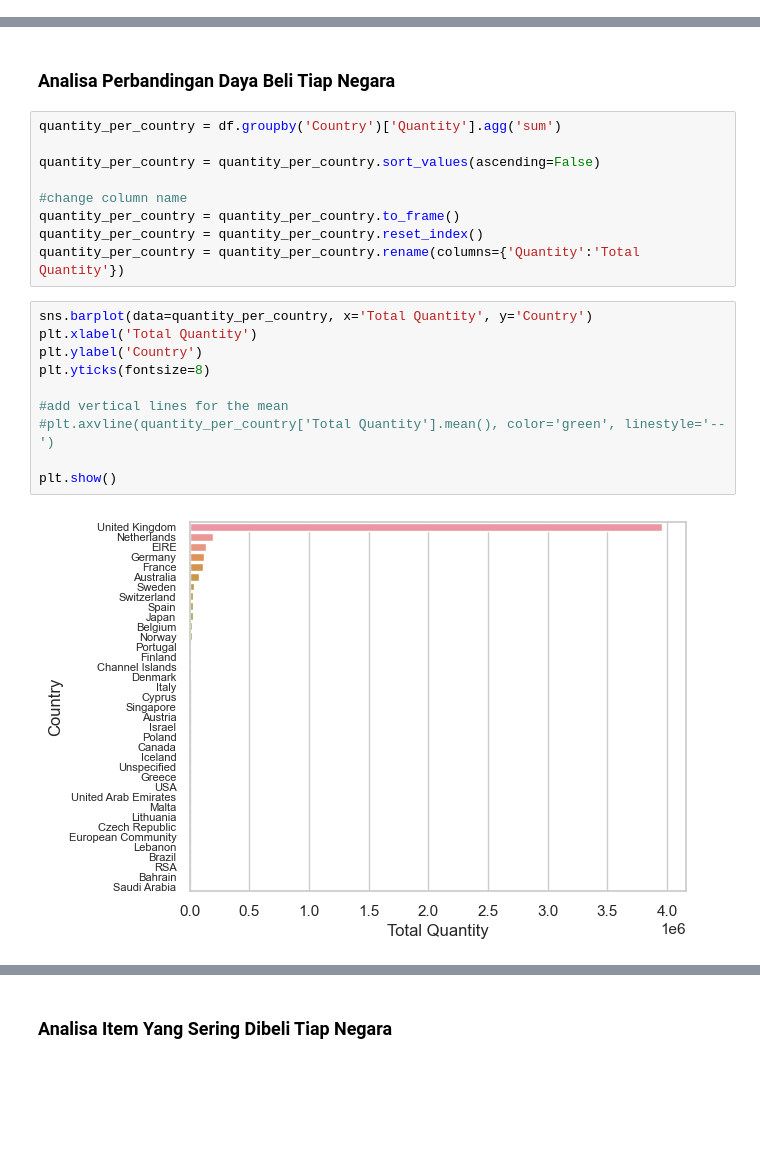
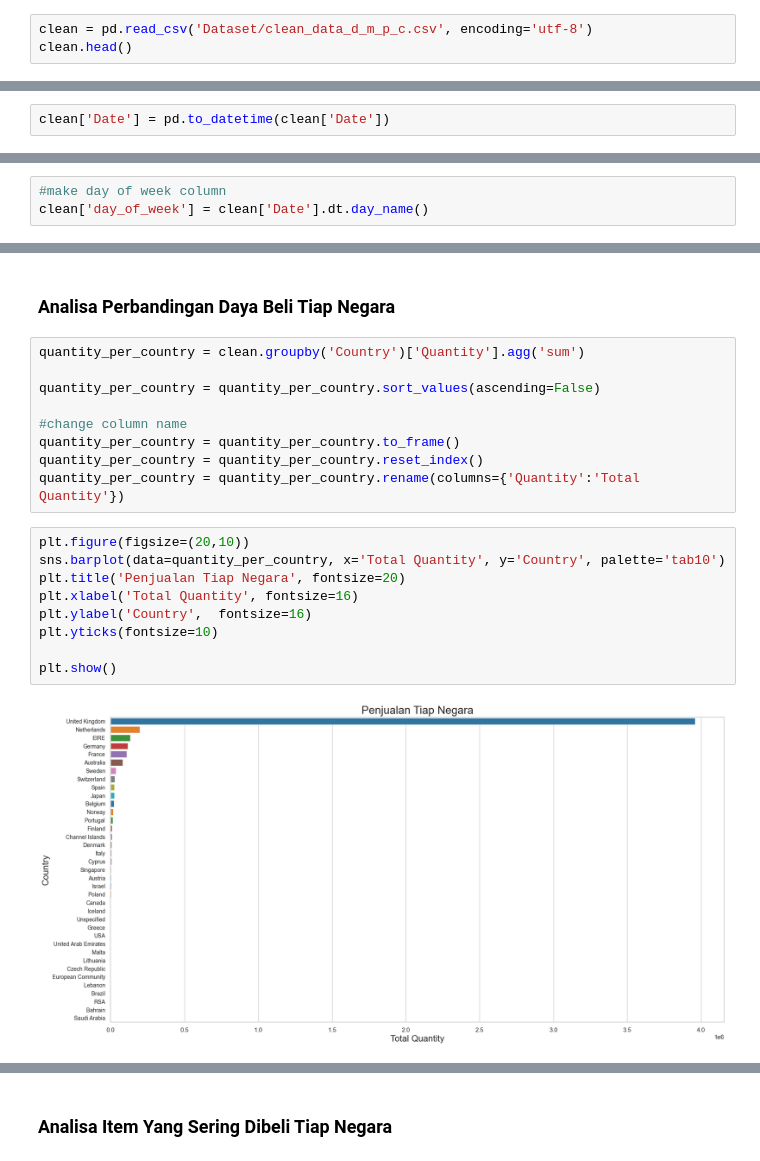
Before and after one commit to GLAZERadr/Data_Science_For_Industry_Task_3, a Jupyter notebook: Data_Exploration.ipynb, the cells around one changed output, grey strips where cells are left out. Cells and saved outputs as stored; diff of their text form; blank space fills up the shorter version.

```diff
--- a/Data_Exploration.ipynb
+++ b/Data_Exploration.ipynb
@@ -21,0 +36,3 @@ df.head()
+# %%
+clean = pd.read_csv('Dataset/clean_data_d_m_p_c.csv', encoding='utf-8')
+clean.head()
@@ -72,0 +86,2 @@ plt.show()
+# %%
+clean['Date'] = pd.to_datetime(clean['Date'])
@@ -72,0 +105,3 @@ plt.show()
+# %%
+#make day of week column
+clean['day_of_week'] = clean['Date'].dt.day_name()
@@ -73,7 +263,7 @@ plt.show()
 # %% [markdown]
 ### Analisa Perbandingan Daya Beli Tiap Negara
 # %%
-quantity_per_country = df.groupby('Country')['Quantity'].agg('sum')
+quantity_per_country = clean.groupby('Country')['Quantity'].agg('sum')
 
 quantity_per_country = quantity_per_country.sort_values(ascending=False)
 
@@ -82,17 +272,16 @@ quantity_per_country = quantity_per_country.to_frame()
 quantity_per_country = quantity_per_country.reset_index()
 quantity_per_country = quantity_per_country.rename(columns={'Quantity':'Total Quantity'})
 # %%
-sns.barplot(data=quantity_per_country, x='Total Quantity', y='Country')
-plt.xlabel('Total Quantity')
-plt.ylabel('Country')
-plt.yticks(fontsize=8)
-
-#add vertical lines for the mean
-#plt.axvline(quantity_per_country['Total Quantity'].mean(), color='green', linestyle='--')
+plt.figure(figsize=(20,10))
+sns.barplot(data=quantity_per_country, x='Total Quantity', y='Country', palette='tab10')
+plt.title('Penjualan Tiap Negara', fontsize=20)
+plt.xlabel('Total Quantity', fontsize=16)
+plt.ylabel('Country',  fontsize=16)
+plt.yticks(fontsize=10)
 
 plt.show()
 # %% [output]
-[figure, old version]
+[figure, new version]
 # %%
 import plotly.express as px
 
```
Also changed, not shown: parts of 85 cells of this notebook, 4 other files.
